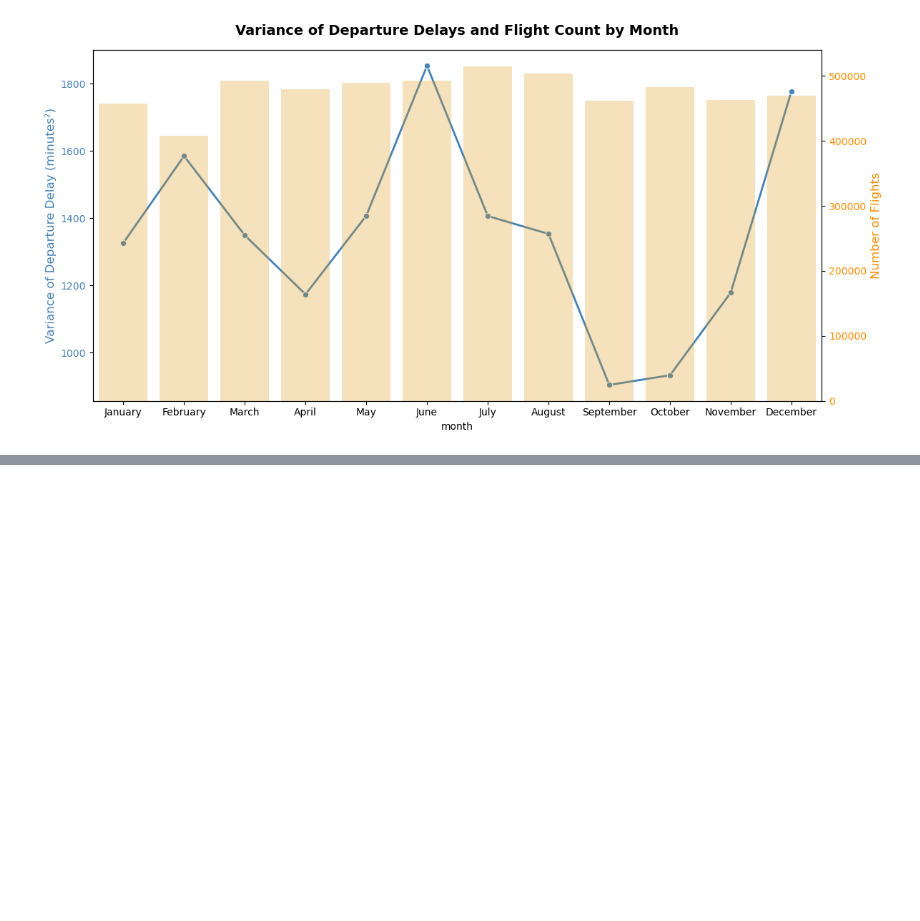
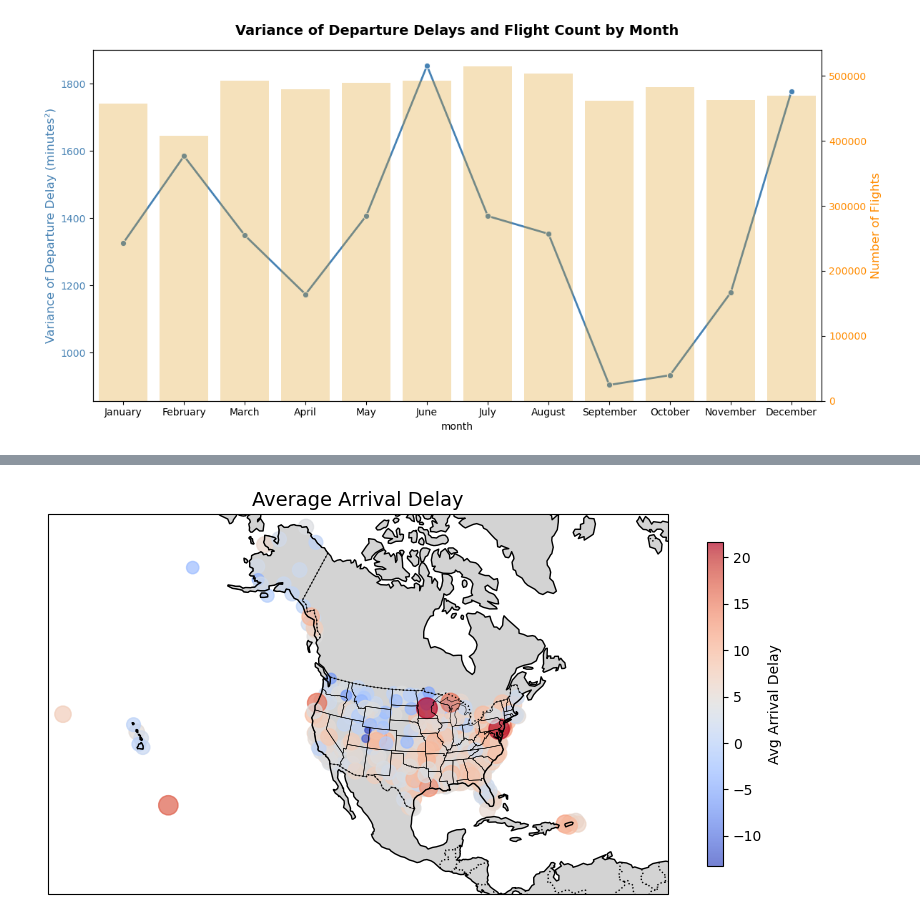
Before and after one commit to GuilhermeDellatin/fiap-machine-learning-tech-challenge-3, a Jupyter notebook: flight-analysis.ipynb, the cells around one changed output, grey strips where cells are left out. Saved outputs shown, nothing was run; the diff lists cells and outputs as text; code cells hidden in the pictures; blank space fills up the shorter version.

```diff
--- a/flight-analysis.ipynb
+++ b/flight-analysis.ipynb
@@ -282,0 +316,4 @@ plt.show()
+# %%
+analyzer.plot_airports('avg_arrival_delay', title='Average Arrival Delay')
+# %% [output]
+[figure, added]
```
Also changed, not shown: parts of 12 cells of this notebook, 1 other file.
